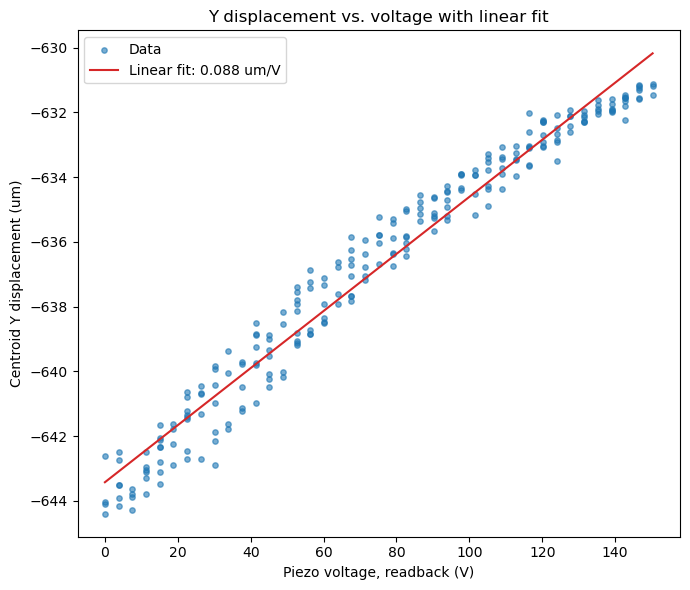
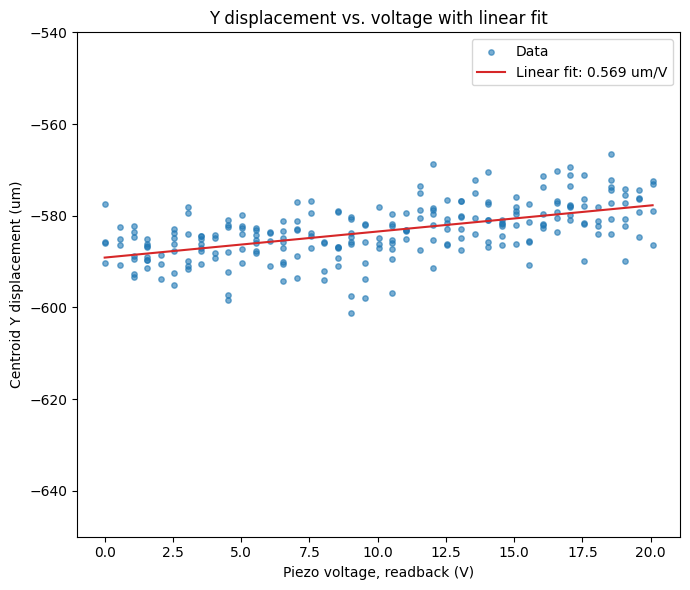
Unified diff of the notebook cell whose output changed from the first chart to the second:
--- before
+++ after
@@ -10,4 +10,5 @@
         label=f"Linear fit: {slope:.3f} um/V")
 
+ax.set_ylim(-650, -540)
 ax.set_xlabel("Piezo voltage, readback (V)")
 ax.set_ylabel("Centroid Y displacement (um)")

Commit: updates